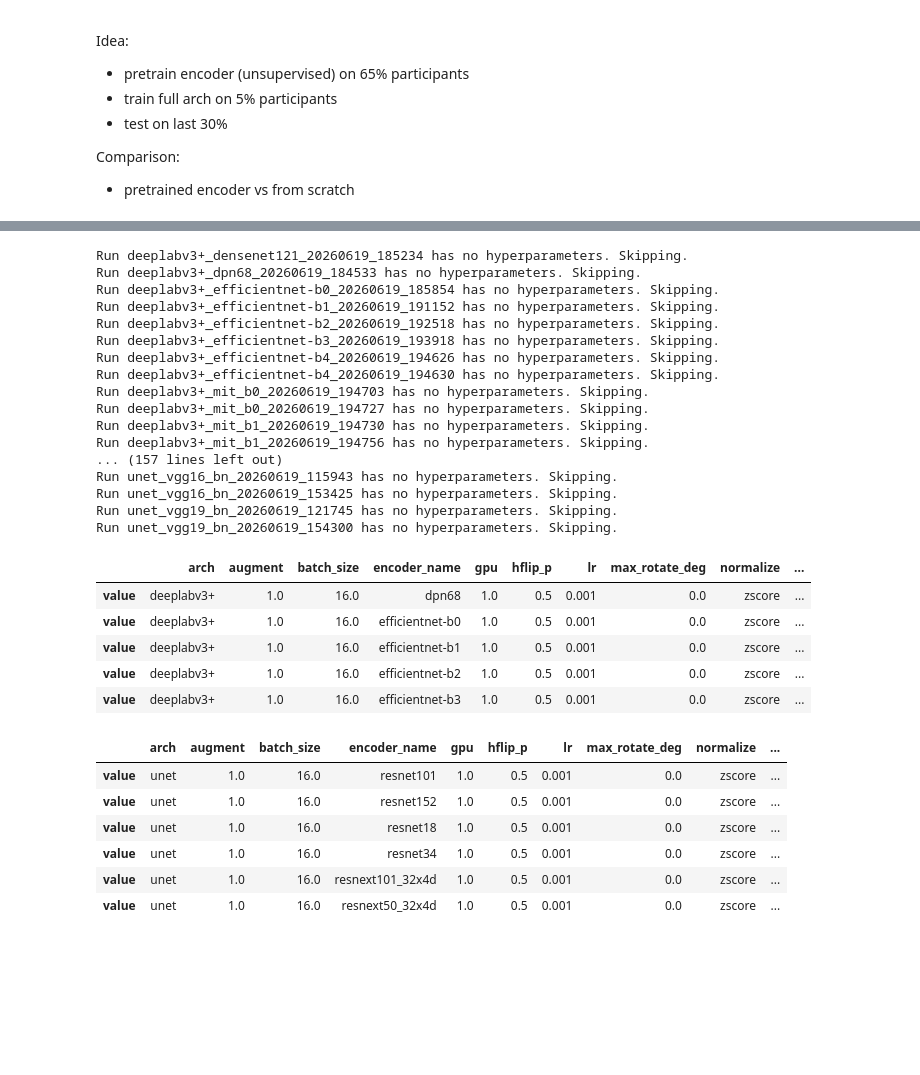
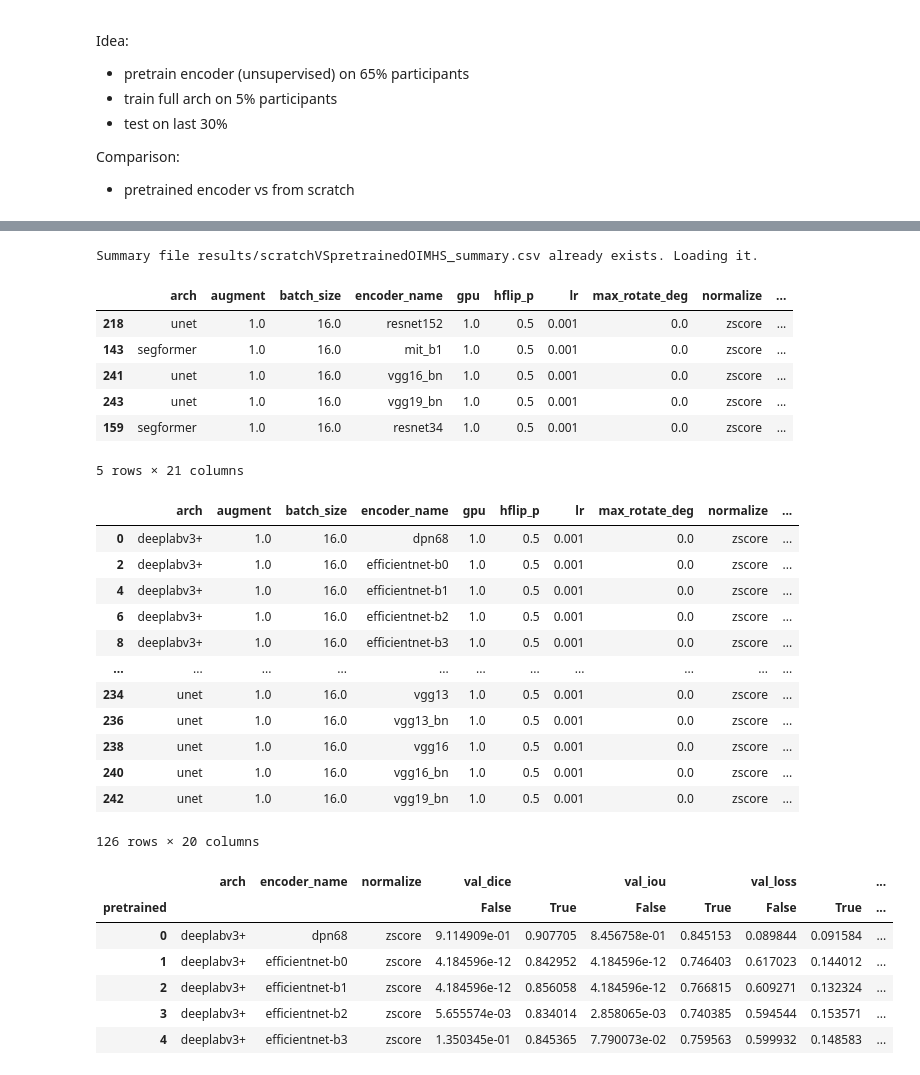
Before and after one commit to Arueris/Segmentation, a Jupyter notebook: analyze_runs.ipynb, the cells around one changed output, grey strips where cells are left out. Cells and saved outputs as stored; diff of their text form; code cells hidden in the pictures; blank space fills up the shorter version.

```diff
--- a/analyze_runs.ipynb
+++ b/analyze_runs.ipynb
@@ -271,37 +261,47 @@ Index: []
 # %%
 results_df = read_runs("runs", "scratchVSpretrainedOIMHS")
-results_df.head()
+results_df["pretrained"] = ~results_df["encoder_weights_path"].isna()
+results_df.sort_values("val_dice",ascending=False).head()
 # %% [output]
-Run deeplabv3+_densenet121_20260619_185234 has no hyperparameters. Skipping.
-Run deeplabv3+_dpn68_20260619_184533 has no hyperparameters. Skipping.
-Run deeplabv3+_efficientnet-b0_20260619_185854 has no hyperparameters. Skipping.
-Run deeplabv3+_efficientnet-b1_20260619_191152 has no hyperparameters. Skipping.
-Run deeplabv3+_efficientnet-b2_20260619_192518 has no hyperparameters. Skipping.
-Run deeplabv3+_efficientnet-b3_20260619_193918 has no hyperparameters. Skipping.
-Run deeplabv3+_efficientnet-b4_20260619_194626 has no hyperparameters. Skipping.
-Run deeplabv3+_efficientnet-b4_20260619_194630 has no hyperparameters. Skipping.
-Run deeplabv3+_mit_b0_20260619_194703 has no hyperparameters. Skipping.
-Run deeplabv3+_mit_b0_20260619_194727 has no hyperparameters. Skipping.
-Run deeplabv3+_mit_b1_20260619_194730 has no hyperparameters. Skipping.
-Run deeplabv3+_mit_b1_20260619_194756 has no hyperparameters. Skipping.
-... (157 lines left out)
-Run unet_vgg16_bn_20260619_115943 has no hyperparameters. Skipping.
-Run unet_vgg16_bn_20260619_153425 has no hyperparameters. Skipping.
-Run unet_vgg19_bn_20260619_121745 has no hyperparameters. Skipping.
-Run unet_vgg19_bn_20260619_154300 has no hyperparameters. Skipping.
+Summary file results/scratchVSpretrainedOIMHS_summary.csv already exists. Loading it.
 |  | arch | augment | batch_size | encoder_name | gpu | hflip_p | lr | max_rotate_deg | normalize | ... |
-| value | deeplabv3+ | 1.0 | 16.0 | dpn68 | 1.0 | 0.5 | 0.001 | 0.0 | zscore | ... |
-| value | deeplabv3+ | 1.0 | 16.0 | efficientnet-b0 | 1.0 | 0.5 | 0.001 | 0.0 | zscore | ... |
-| value | deeplabv3+ | 1.0 | 16.0 | efficientnet-b1 | 1.0 | 0.5 | 0.001 | 0.0 | zscore | ... |
-| value | deeplabv3+ | 1.0 | 16.0 | efficientnet-b2 | 1.0 | 0.5 | 0.001 | 0.0 | zscore | ... |
-| value | deeplabv3+ | 1.0 | 16.0 | efficientnet-b3 | 1.0 | 0.5 | 0.001 | 0.0 | zscore | ... |
+| 218 | unet | 1.0 | 16.0 | resnet152 | 1.0 | 0.5 | 0.001 | 0.0 | zscore | ... |
+| 143 | segformer | 1.0 | 16.0 | mit_b1 | 1.0 | 0.5 | 0.001 | 0.0 | zscore | ... |
+| 241 | unet | 1.0 | 16.0 | vgg16_bn | 1.0 | 0.5 | 0.001 | 0.0 | zscore | ... |
+| 243 | unet | 1.0 | 16.0 | vgg19_bn | 1.0 | 0.5 | 0.001 | 0.0 | zscore | ... |
+| 159 | segformer | 1.0 | 16.0 | resnet34 | 1.0 | 0.5 | 0.001 | 0.0 | zscore | ... |
+5 rows × 21 columns
 # %%
-results_df.loc[~results_df["encoder_weight_path"].isna()]
+results_df.loc[results_df["encoder_weights_path"].isna()]
 # %% [output]
 |  | arch | augment | batch_size | encoder_name | gpu | hflip_p | lr | max_rotate_deg | normalize | ... |
-| value | unet | 1.0 | 16.0 | resnet101 | 1.0 | 0.5 | 0.001 | 0.0 | zscore | ... |
-| value | unet | 1.0 | 16.0 | resnet152 | 1.0 | 0.5 | 0.001 | 0.0 | zscore | ... |
-| value | unet | 1.0 | 16.0 | resnet18 | 1.0 | 0.5 | 0.001 | 0.0 | zscore | ... |
-| value | unet | 1.0 | 16.0 | resnet34 | 1.0 | 0.5 | 0.001 | 0.0 | zscore | ... |
-| value | unet | 1.0 | 16.0 | resnext101_32x4d | 1.0 | 0.5 | 0.001 | 0.0 | zscore | ... |
-| value | unet | 1.0 | 16.0 | resnext50_32x4d | 1.0 | 0.5 | 0.001 | 0.0 | zscore | ... |
+| 0 | deeplabv3+ | 1.0 | 16.0 | dpn68 | 1.0 | 0.5 | 0.001 | 0.0 | zscore | ... |
+| 2 | deeplabv3+ | 1.0 | 16.0 | efficientnet-b0 | 1.0 | 0.5 | 0.001 | 0.0 | zscore | ... |
+| 4 | deeplabv3+ | 1.0 | 16.0 | efficientnet-b1 | 1.0 | 0.5 | 0.001 | 0.0 | zscore | ... |
+| 6 | deeplabv3+ | 1.0 | 16.0 | efficientnet-b2 | 1.0 | 0.5 | 0.001 | 0.0 | zscore | ... |
+| 8 | deeplabv3+ | 1.0 | 16.0 | efficientnet-b3 | 1.0 | 0.5 | 0.001 | 0.0 | zscore | ... |
+| ... | ... | ... | ... | ... | ... | ... | ... | ... | ... | ... |
+| 234 | unet | 1.0 | 16.0 | vgg13 | 1.0 | 0.5 | 0.001 | 0.0 | zscore | ... |
+| 236 | unet | 1.0 | 16.0 | vgg13_bn | 1.0 | 0.5 | 0.001 | 0.0 | zscore | ... |
+| 238 | unet | 1.0 | 16.0 | vgg16 | 1.0 | 0.5 | 0.001 | 0.0 | zscore | ... |
+| 240 | unet | 1.0 | 16.0 | vgg16_bn | 1.0 | 0.5 | 0.001 | 0.0 | zscore | ... |
+| 242 | unet | 1.0 | 16.0 | vgg19_bn | 1.0 | 0.5 | 0.001 | 0.0 | zscore | ... |
+126 rows × 20 columns
+# %%
+df_pivot = results_df.pivot_table(
+    index=["arch", "encoder_name", "normalize"],
+    values=["val_dice", "val_iou", "val_loss"],
+    columns="pretrained"
+).reset_index()
+df_pivot["delta_dice"] = df_pivot[("val_dice", True)] - df_pivot[("val_dice", False)]
+df_pivot["delta_iou"] = df_pivot[("val_iou", True)] - df_pivot[("val_iou", False)]
+df_pivot["delta_loss"] = df_pivot[("val_loss", False)] - df_pivot[("val_loss", True)] # because lower loss is better, so we subtract pretrained from scratch to get a positive delta if pretrained is better
+df_pivot.head()
+# %% [output]
+|  | arch | encoder_name | normalize | val_dice |  | val_iou |  | val_loss |  | ... |
+| pretrained |  |  |  | False | True | False | True | False | True | ... |
+| 0 | deeplabv3+ | dpn68 | zscore | 9.114909e-01 | 0.907705 | 8.456758e-01 | 0.845153 | 0.089844 | 0.091584 | ... |
+| 1 | deeplabv3+ | efficientnet-b0 | zscore | 4.184596e-12 | 0.842952 | 4.184596e-12 | 0.746403 | 0.617023 | 0.144012 | ... |
+| 2 | deeplabv3+ | efficientnet-b1 | zscore | 4.184596e-12 | 0.856058 | 4.184596e-12 | 0.766815 | 0.609271 | 0.132324 | ... |
+| 3 | deeplabv3+ | efficientnet-b2 | zscore | 5.655574e-03 | 0.834014 | 2.858065e-03 | 0.740385 | 0.594544 | 0.153571 | ... |
+| 4 | deeplabv3+ | efficientnet-b3 | zscore | 1.350345e-01 | 0.845365 | 7.790073e-02 | 0.759563 | 0.599932 | 0.148583 | ... |
```
Also changed, not shown: parts of 9 cells of this notebook, 3 other files.
